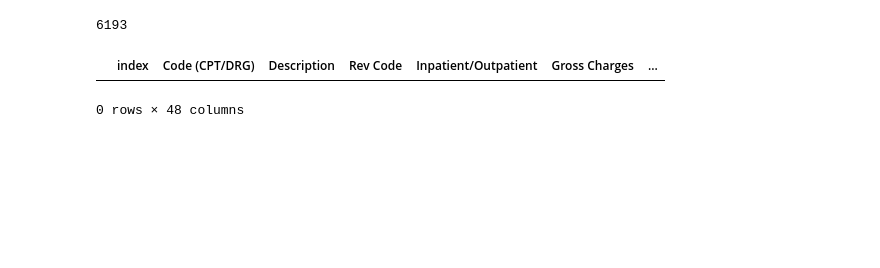
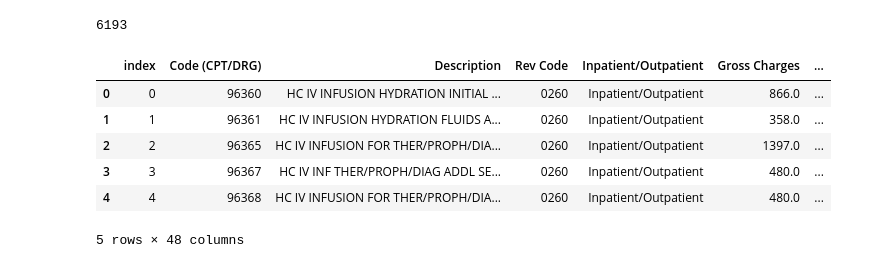
Before and after one commit to EugeneHsiung/sqlite_database_operations, a Jupyter notebook: sqlite_database_operations.ipynb, the cells around one changed output. Saved outputs shown, nothing was run; the diff lists cells and outputs as text; code cells hidden in the pictures; blank space fills up the shorter version.

```diff
--- a/sqlite_database_operations.ipynb
+++ b/sqlite_database_operations.ipynb
@@ -313,15 +319,22 @@ df.to_sql('nyp', conn, if_exists='replace')
 6193
 # %%
 query = """
-  SELECT *
-  FROM nyp
-  WHERE "code" = '0260'
-  LIMIT 5;
-
+    SELECT *
+    FROM nyp1
+    WHERE "Rev Code" = '0260'
+    LIMIT 5;
 """
 
-response = pd.read_sql(query, conn)     # create a new df: response
+response = pd.read_sql(query, conn)       #execute query in "response"
+
+conn.close()
+
 response
 # %% [output]
 |  | index | Code (CPT/DRG) | Description | Rev Code | Inpatient/Outpatient | Gross Charges | ... |
+| 0 | 0 | 96360 | HC IV INFUSION HYDRATION INITIAL ... | 0260 | Inpatient/Outpatient | 866.0 | ... |
+| 1 | 1 | 96361 | HC IV INFUSION HYDRATION FLUIDS A... | 0260 | Inpatient/Outpatient | 358.0 | ... |
+| 2 | 2 | 96365 | HC IV INFUSION FOR THER/PROPH/DIA... | 0260 | Inpatient/Outpatient | 1397.0 | ... |
+| 3 | 3 | 96367 | HC IV INF THER/PROPH/DIAG ADDL SE... | 0260 | Inpatient/Outpatient | 480.0 | ... |
+| 4 | 4 | 96368 | HC IV INFUSION FOR THER/PROPH/DIA... | 0260 | Inpatient/Outpatient | 480.0 | ... |
-0 rows × 48 columns
+5 rows × 48 columns
```
Also changed, not shown: parts of 7 cells of this notebook.
